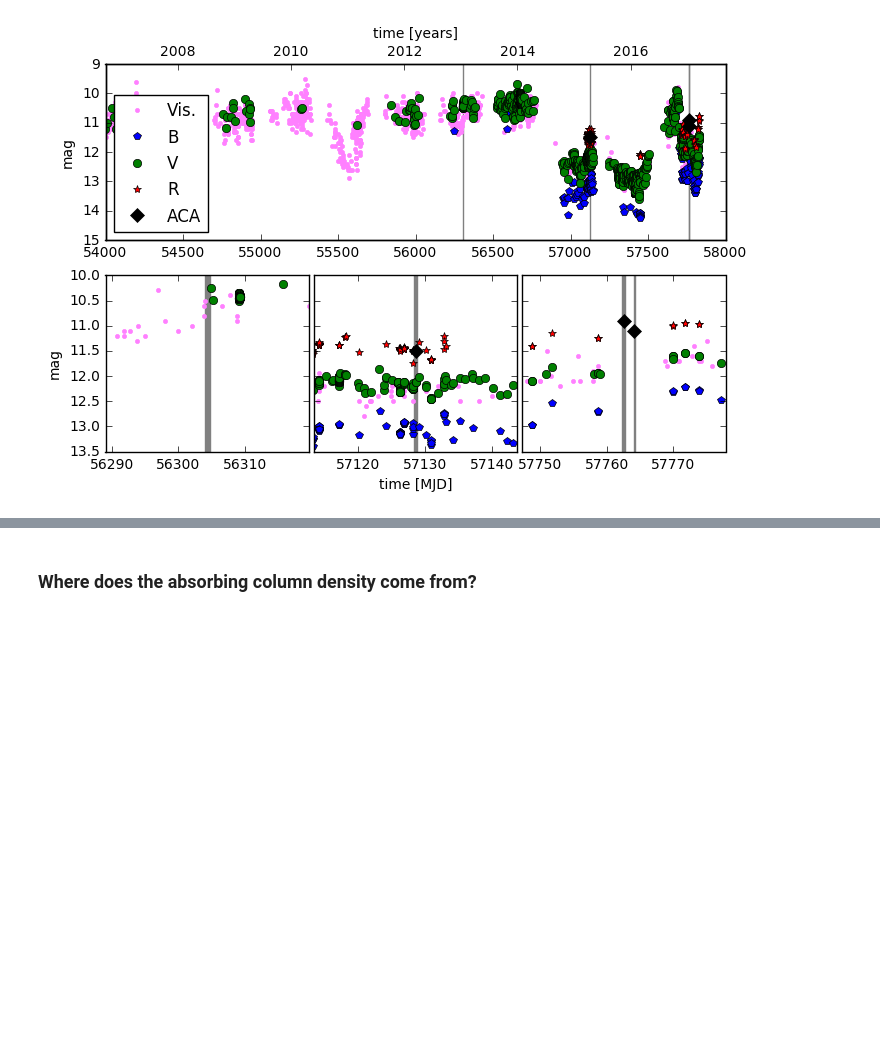
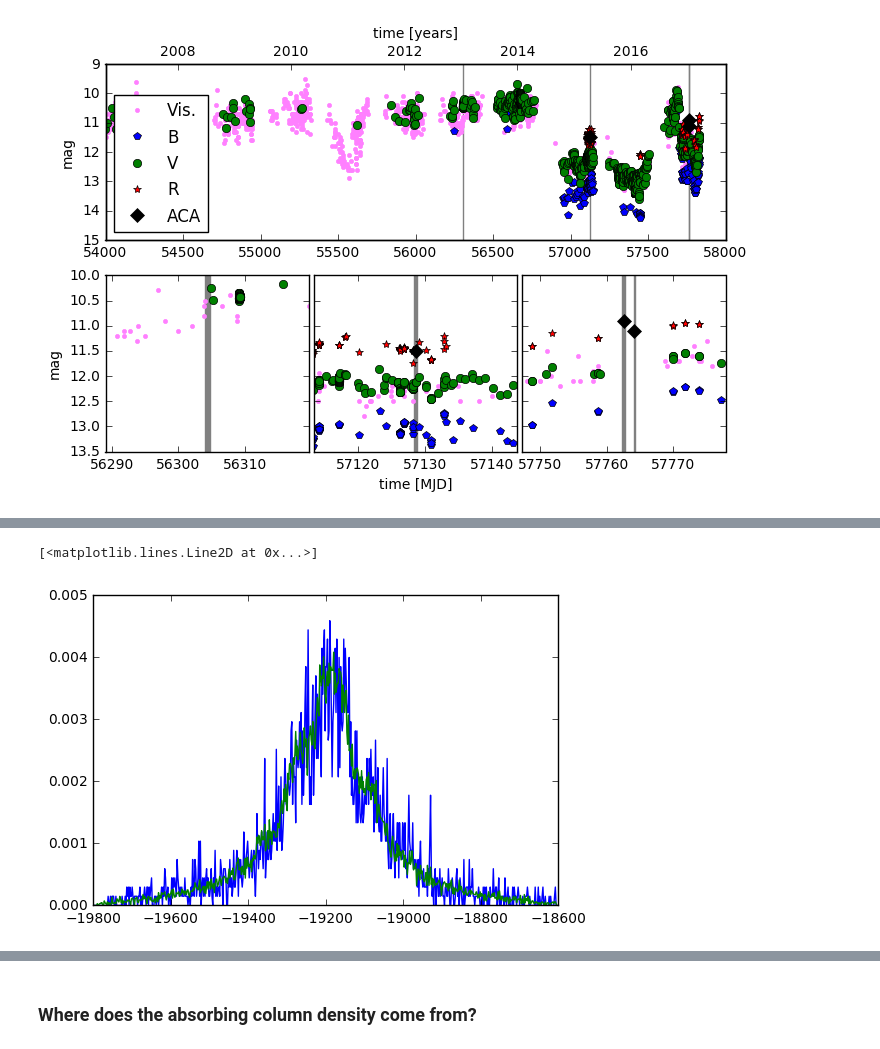
Before and after one commit to hamogu/RWAur, a Jupyter notebook: article.ipynb, the cells around one changed output, grey strips where cells are left out. Cells and saved outputs as stored; diff of their text form; code cells hidden in the pictures; blank space fills up the shorter version.

```diff
--- a/article.ipynb
+++ b/article.ipynb
@@ -26,6 +27,7 @@ import chianti.core as ch
  using CLI for selections
 # %%
 datadir = '/melkor/d1/guenther/downdata/Chandra/RWaur/'
+datadirXMM = '/melkor/d1/guenther/downdata/XMM/RWAur/'
 figout = '/melkor/d1/guenther/Dropbox/my_articles/RWAur/'
 # %%
 obsids = [14539, 17644, 17764, 19980]
@@ -534,0 +635,9 @@ R & 12.3 & 0.3 & 11.5 & 11.2 & 0.2 & 12.2 & 0.5 & 11.7 & 0.4 \\
+# %%
+noflare = pn['TIME'] < 288466000
+h1 = np.histogram(pn['proj'][noflare], bins=np.arange(-19800, -18600, 2), density=True)
+h2 = np.histogram(pn['proj'][~noflare], bins=np.arange(-19800, -18600, 2), density=True)
+plt.plot(h1[1][:-1], h1[0])
+plt.plot(h2[1][:-1], h2[0])
+# %% [output]
+[<matplotlib.lines.Line2D at 0x...>]
+[figure, added]
```
Also changed, not shown: parts of 85 cells of this notebook, 4 other files.
